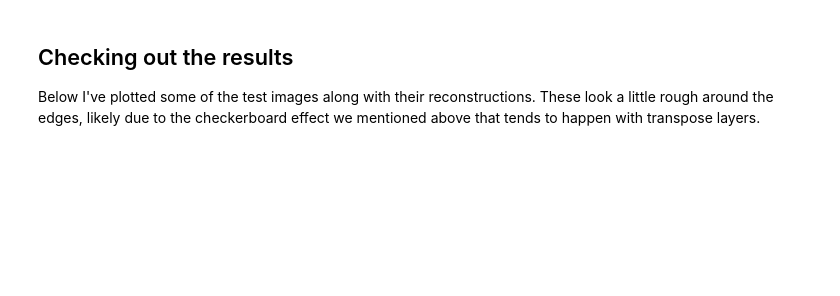
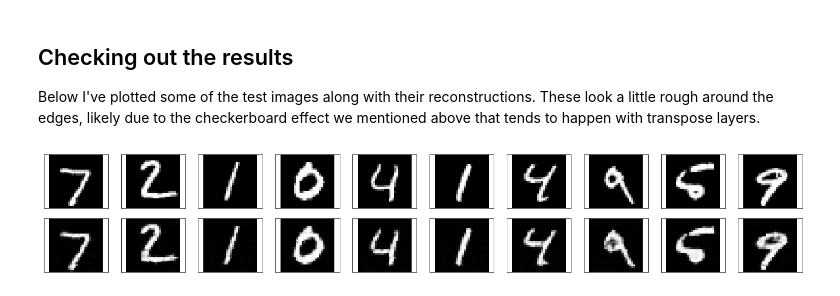
Before and after one commit to emabello42/deep-learning-v2-pytorch, a Jupyter notebook: autoencoder/convolutional-autoencoder/Convolutional_Autoencoder_Exercise.ipynb, the cells around one changed output. Cells and saved outputs as stored; diff of their text form; code cells hidden in the pictures; blank space fills up the shorter version.

```diff
--- a/autoencoder/convolutional-autoencoder/Convolutional_Autoencoder_Exercise.ipynb
+++ b/autoencoder/convolutional-autoencoder/Convolutional_Autoencoder_Exercise.ipynb
@@ -145,9 +145,13 @@ criterion = nn.MSELoss()
 
 # specify loss function
 optimizer = torch.optim.Adam(model.parameters(), lr=0.001)
+# %%
+use_gpu = torch.cuda.is_available()
 # %%
 # number of epochs to train the model
 n_epochs = 30
+if use_gpu:
+    model = model.cuda()
 
 for epoch in range(1, n_epochs+1):
     # monitor training loss
@@ -160,6 +164,8 @@ for epoch in range(1, n_epochs+1):
         # _ stands in for labels, here
         # no need to flatten images
         images, _ = data
+        if use_gpu:
+            images = images.cuda()
         # clear the gradients of all optimized variables
         optimizer.zero_grad()
         # forward pass: compute predicted outputs by passing inputs to the model
@@ -188,24 +210,28 @@ Below I've plotted some of the test images along with their reconstructions. The
 # %%
 # obtain one batch of test images
 dataiter = iter(test_loader)
 images, labels = dataiter.next()
 
+if use_gpu:
+    model = model.cpu()
 # get sample outputs
 output = model(images)
 # prep images for display
 images = images.numpy()
 
 # output is resized into a batch of iages
 output = output.view(batch_size, 1, 28, 28)
 # use detach when it's an output that requires_grad
 output = output.detach().numpy()
 
 # plot the first ten input images and then reconstructed images
 fig, axes = plt.subplots(nrows=2, ncols=10, sharex=True, sharey=True, figsize=(25,4))
 
 # input images on top row, reconstructions on bottom
 for images, row in zip([images, output], axes):
     for img, ax in zip(images, row):
         ax.imshow(np.squeeze(img), cmap='gray')
         ax.get_xaxis().set_visible(False)
         ax.get_yaxis().set_visible(False)
+# %% [output]
+[figure, added]
```
Also changed, not shown: parts of 1 cell of this notebook, 1 other file.
